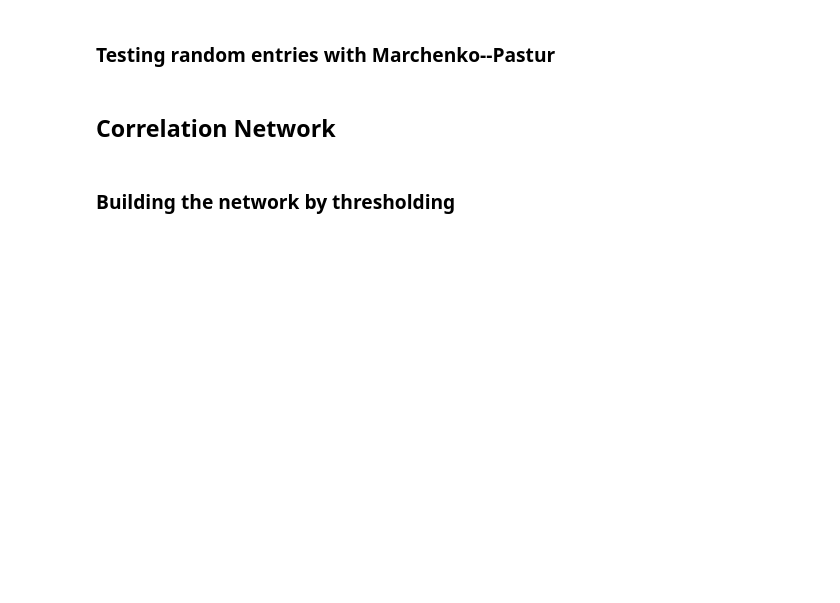
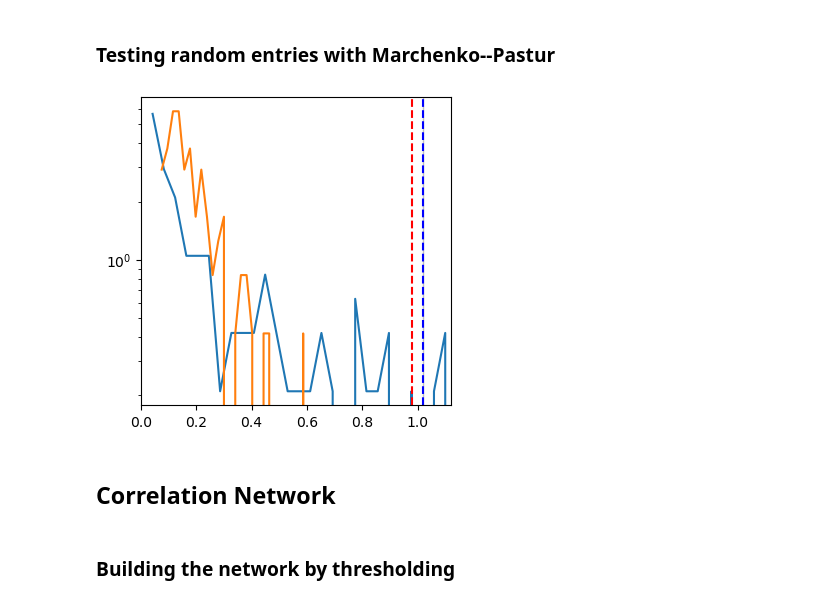
Before and after one commit to giulioiannelli/lrg_eegfc, a Jupyter notebook: ipynb/pat02_corrnet_bands.ipynb, the cells around one changed output. Cells and saved outputs as stored; diff of their text form; code cells hidden in the pictures; blank space fills up the shorter version.

```diff
--- a/ipynb/pat02_corrnet_bands.ipynb
+++ b/ipynb/pat02_corrnet_bands.ipynb
@@ -23,14 +25,23 @@ param_keys_list = ['fs', 'fcutHigh', 'fcutLow', 'filter_order', 'NotchFilter', '
 ## Input Data
 # %% [markdown]
 ### Data import
-# %%
-ch_names = loadmat(mat_path / 'ChannelNames.mat')
-ch_names = [name[0] for name in ch_names['ChannelNames'][0]]
-ch_int_name_map = {i: name for i, name in enumerate(ch_names)}
 # %%
 data_dict = {}
+int_label_pos_map = {}
+
 for pat in patients_list:
     data_dict[pat] = {}
+    #
+    patnum = int(pat.split('_')[-1])
+    patpath = mat_path / pat
+    #
+    ch_dat = pd.read_csv(patpath / f'Implant_pat_{patnum}.csv')
+    ch_names = pd.read_csv(patpath / 'channel_labels.csv')
+    #
+    int_label_pos_map[pat] = ch_names.merge(ch_dat,on='label', how='left')
+    df = int_label_pos_map[pat][['x', 'y', 'z']]
+    df = df.apply(lambda s: s.str.replace(',', '.', regex=False).astype(float))
+    #
     for phase in phase_labels:
         data_dict[pat][phase] = {}
         try:
@@ -72,7 +81,7 @@ filttime = -1
 # %%
 data_Pat_rsPre = data_dict[patient][phase]['data'][:, :filttime]
 C = np.corrcoef(data_Pat_rsPre)
-C_clean, eigvals_C, eigvecs_C, lambda_min, lambda_max, signal_mask = clean_correlation_matrix(C)
+C_clean, eigvals_C, eigvecs_C, lambda_min, lambda_max, sm = clean_correlation_matrix(data_Pat_rsPre)
 # %%
 fig, ax = plt.subplots(1, 2, figsize=(8, 4))
 #
@@ -94,15 +105,24 @@ fig.tight_layout()
 # %%
 n_channels, time_steps = data_Pat_rsPre.shape
 gamma = time_steps/n_channels
+lambda_min = (1 - np.sqrt(1/gamma))**2
+lambda_max = (1 + np.sqrt(1/gamma))**2
 #
 counts, bins = np.histogram(eigvals_C, density=True, bins=500)
+counts2, bins2 = np.histogram(np.linalg.eigvals(C_clean), density=True, bins=1000)
 MP_dist = marchenko_pastur(bins, gamma)
 # %%
-fig, ax = plt.subplots(1, 1, figsize=(8, 4))
+fig, ax = plt.subplots(1, 1, figsize=(4, 4))
 ax.plot(bins[1:], counts, label='Empirical')
+ax.plot(bins2[1:], counts2, label='Cleaned')
 ax.plot(bins, MP_dist, label='Marchenko-Pastur')
+ax.axvline(x=lambda_min, color='red', linestyle='--', label='lambda_min')
+ax.axvline(x=lambda_max, color='blue', linestyle='--', label='lambda_max')
+ax.fill_between(bins, 0, 1, where=(bins > lambda_min) & (bins < lambda_max), color='gray', alpha=0.5, transform=ax.get_xaxis_transform())
 ax.set_yscale('log')
-ax.set_xlim(left=0, right=5)
+ax.set_xlim(left=0, right=lambda_max*1.1);
+# %% [output]
+[figure, added]
 # %% [markdown]
 ## Correlation Network
 # %% [markdown]
```
Also changed, not shown: parts of 29 cells of this notebook, 2 other files.
